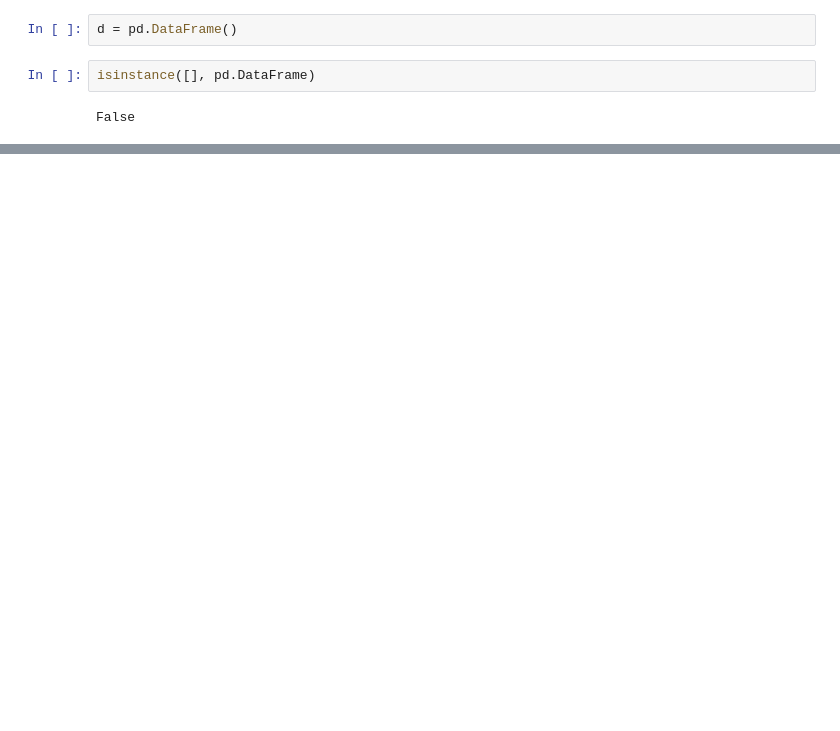
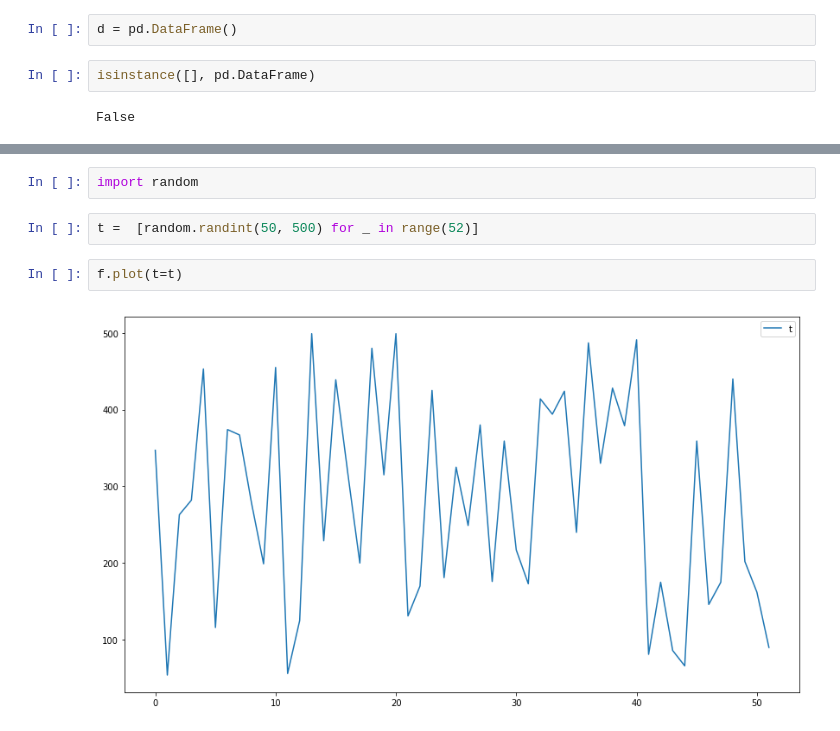
Before and after one commit to ropinotex/forecasting, a Jupyter notebook: Forecasting.ipynb, the cells around one changed output, grey strips where cells are left out. Cells and saved outputs as stored; diff of their text form; blank space fills up the shorter version.

```diff
--- a/Forecasting.ipynb
+++ b/Forecasting.ipynb
@@ -434,0 +494,8 @@ False
+# %%
+import random
+# %%
+t =  [random.randint(50, 500) for _ in range(52)]
+# %%
+f.plot(t=t)
+# %% [output]
+[figure, added]
```
Also changed, not shown: parts of 29 cells of this notebook, 1 other file.
